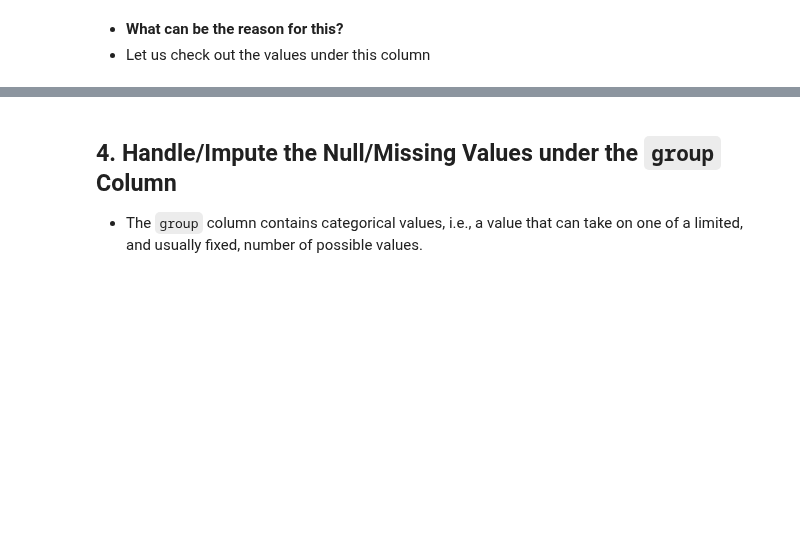
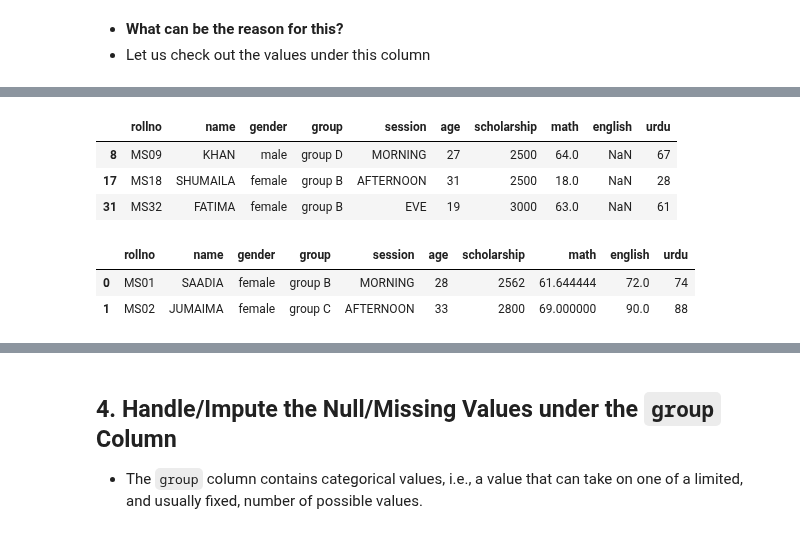
Before and after one commit to tayyabsarfraz/Introduction-to-Data-Analyst-and-Data-Science, a Jupyter notebook: Module no 02- Python for Data Scientists/02 - Pandas for Data Scientists/Lec-2.17(Pandas-08-Handling-Missing-Data).ipynb, the cells around one changed output, grey strips where cells are left out. Cells and saved outputs as stored; diff of their text form; code cells hidden in the pictures; blank space fills up the shorter version.

```diff
--- a/Module no 02- Python for Data Scientists/02 - Pandas for Data Scientists/Lec-2.17(Pandas-08-Handling-Missing-Data).ipynb
+++ b/Module no 02- Python for Data Scientists/02 - Pandas for Data Scientists/Lec-2.17(Pandas-08-Handling-Missing-Data).ipynb
@@ -148,0 +352,9 @@ df.head()
+# %%
+# df.english.dtype
+# fetch rows which contain null or missing values
+df.loc[df.english.isna(),:]
+# %% [output]
+|  | rollno | name | gender | group | session | age | scholarship | math | english | urdu |
+| 8 | MS09 | KHAN | male | group D | MORNING | 27 | 2500 | 64.0 | NaN | 67 |
+| 17 | MS18 | SHUMAILA | female | group B | AFTERNOON | 31 | 2500 | 18.0 | NaN | 28 |
+| 31 | MS32 | FATIMA | female | group B | EVE | 19 | 3000 | 63.0 | NaN | 61 |
@@ -148,0 +364,6 @@ df.head()
+# %%
+df.head(2)
+# %% [output]
+|  | rollno | name | gender | group | session | age | scholarship | math | english | urdu |
+| 0 | MS01 | SAADIA | female | group B | MORNING | 28 | 2562 | 61.644444 | 72.0 | 74 |
+| 1 | MS02 | JUMAIMA | female | group C | AFTERNOON | 33 | 2800 | 69.000000 | 90.0 | 88 |
```
Also changed, not shown: parts of 81 cells of this notebook.
